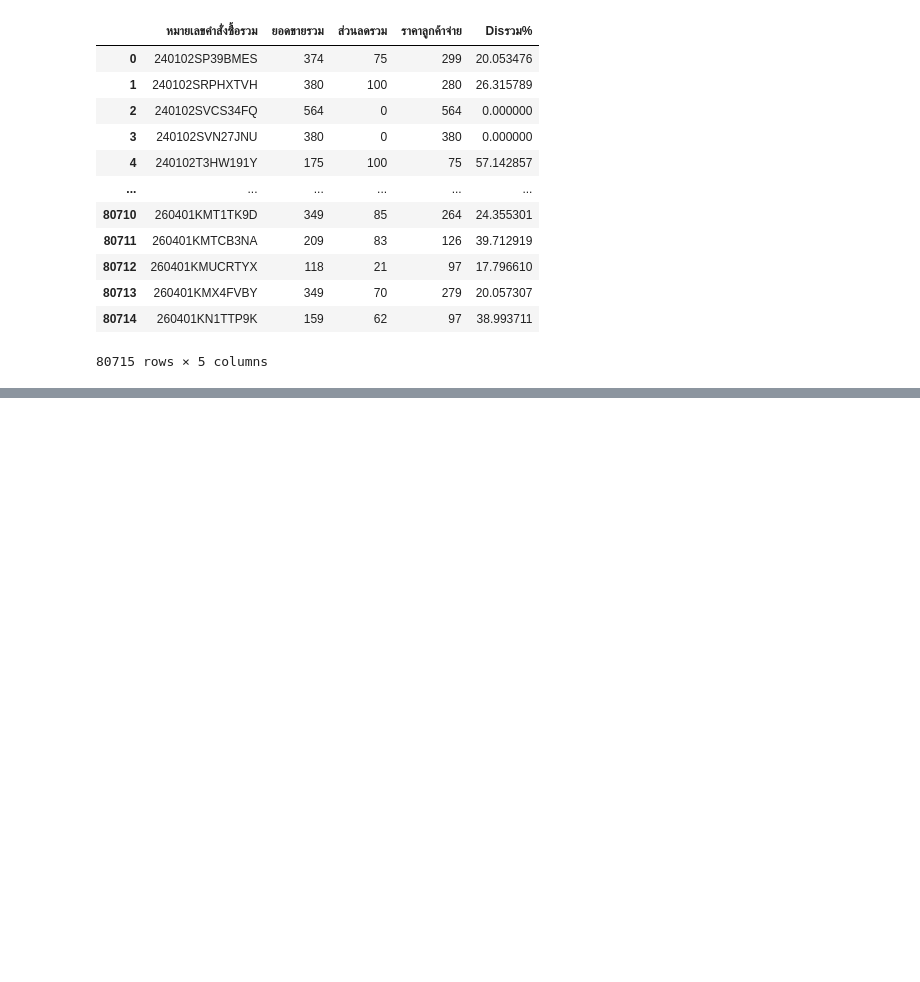
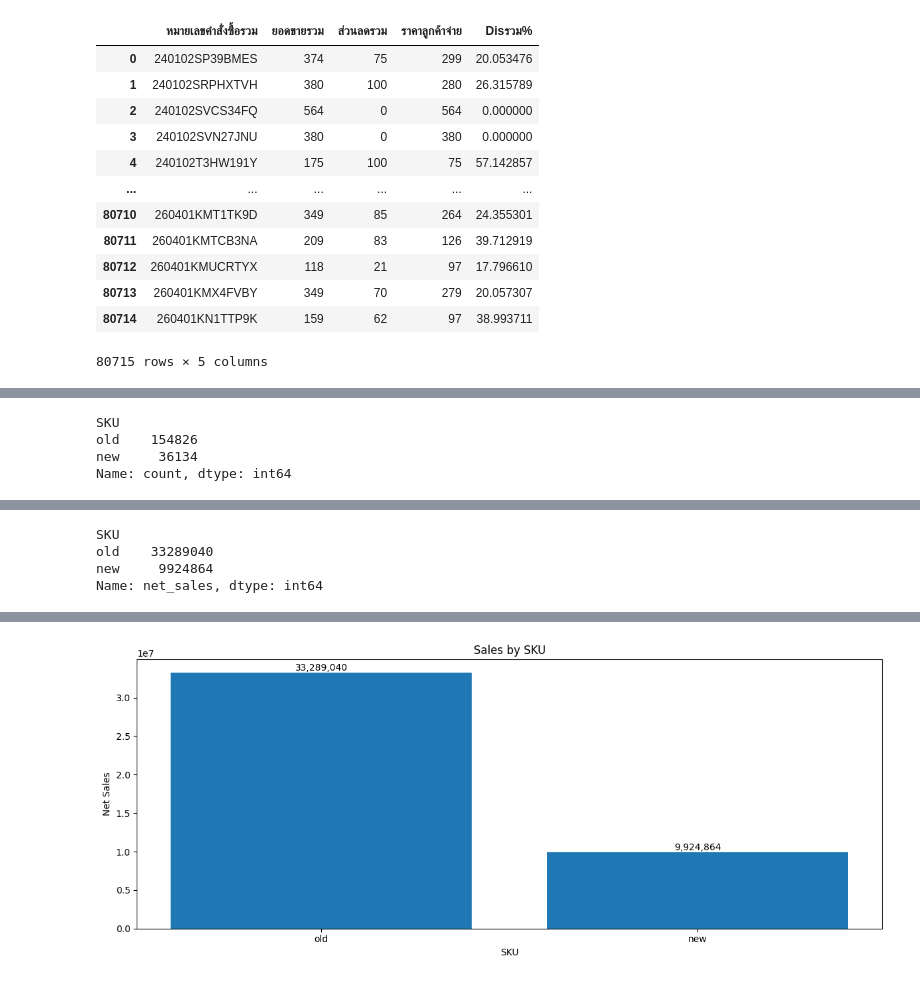
Before and after one commit to bugsotim/INTERNSHIP_CN_2026, a Jupyter notebook: shopee.ipynb, the cells around one changed output, grey strips where cells are left out. Cells and saved outputs as stored; diff of their text form; code cells hidden in the pictures; blank space fills up the shorter version.

```diff
--- a/shopee.ipynb
+++ b/shopee.ipynb
@@ -996,0 +1230,10 @@ alldis
+# %%
+
+# Return Flag
+df['return_flag'] = np.where(df['จำนวนที่ส่งคืน'] > 0, 1, 0)
+
+# Shipping Delay
+df['processing_day'] = (
+    df['เวลาส่งสินค้า']
+    - df['เวลาการชำระสินค้า']
+).dt.days
@@ -996,0 +1261,36 @@ alldis
+# %%
+df['SKU'] = df['SKU'].replace({'เก่า': 'old', 'ใหม่': 'new'})
+
+print(df['SKU'].value_counts(dropna=False))
+# %% [output]
+SKU
+old    154826
+new     36134
+Name: count, dtype: int64
+# %%
+import matplotlib.pyplot as plt
+
+# =========================================
+# 1. SALES BY SKU TYPE (เก่า/ใหม่)
+# =========================================
+
+sku_sales = (
+    df.groupby('SKU')['net_sales']
+    .sum()
+    .sort_values(ascending=False)
+)
+
+print(sku_sales.head())
+
+fig, ax = plt.subplots(figsize=(12, 5))
+bars = ax.bar(sku_sales.index, sku_sales.values)
+ax.set_title('Sales by SKU')
+ax.set_xlabel('SKU')
+ax.set_ylabel('Net Sales')
+
+# Add numerical labels on top of the bars
+ax.bar_label(bars, fmt='{:,.0f}')
+
+plt.tight_layout()
+plt.show()
+# %% [output]
@@ -996,0 +1314,4 @@ alldis
+SKU
+old    33289040
+new     9924864
+Name: net_sales, dtype: int64
@@ -996,0 +1323 @@ alldis
+[figure, added]
```
Also changed, not shown: parts of 56 cells of this notebook.
